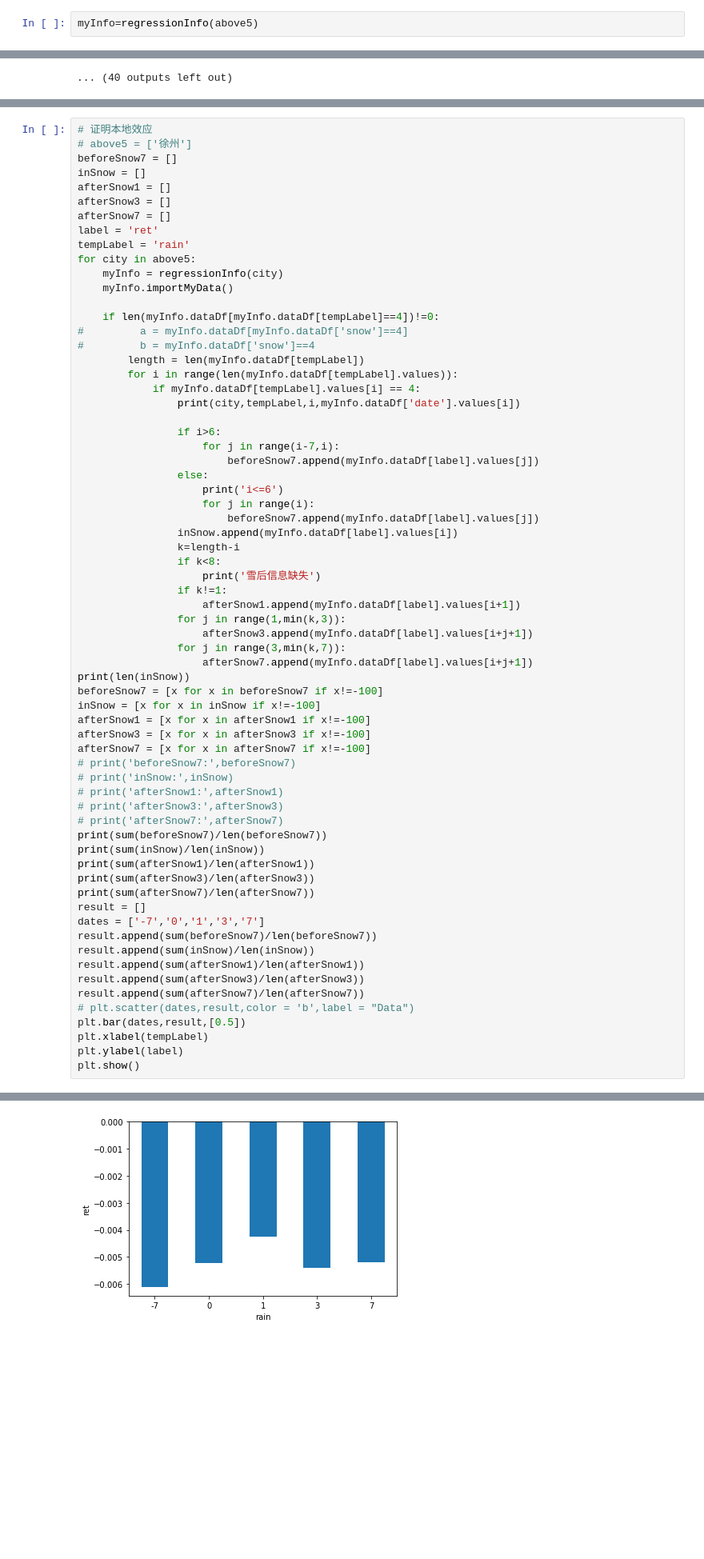
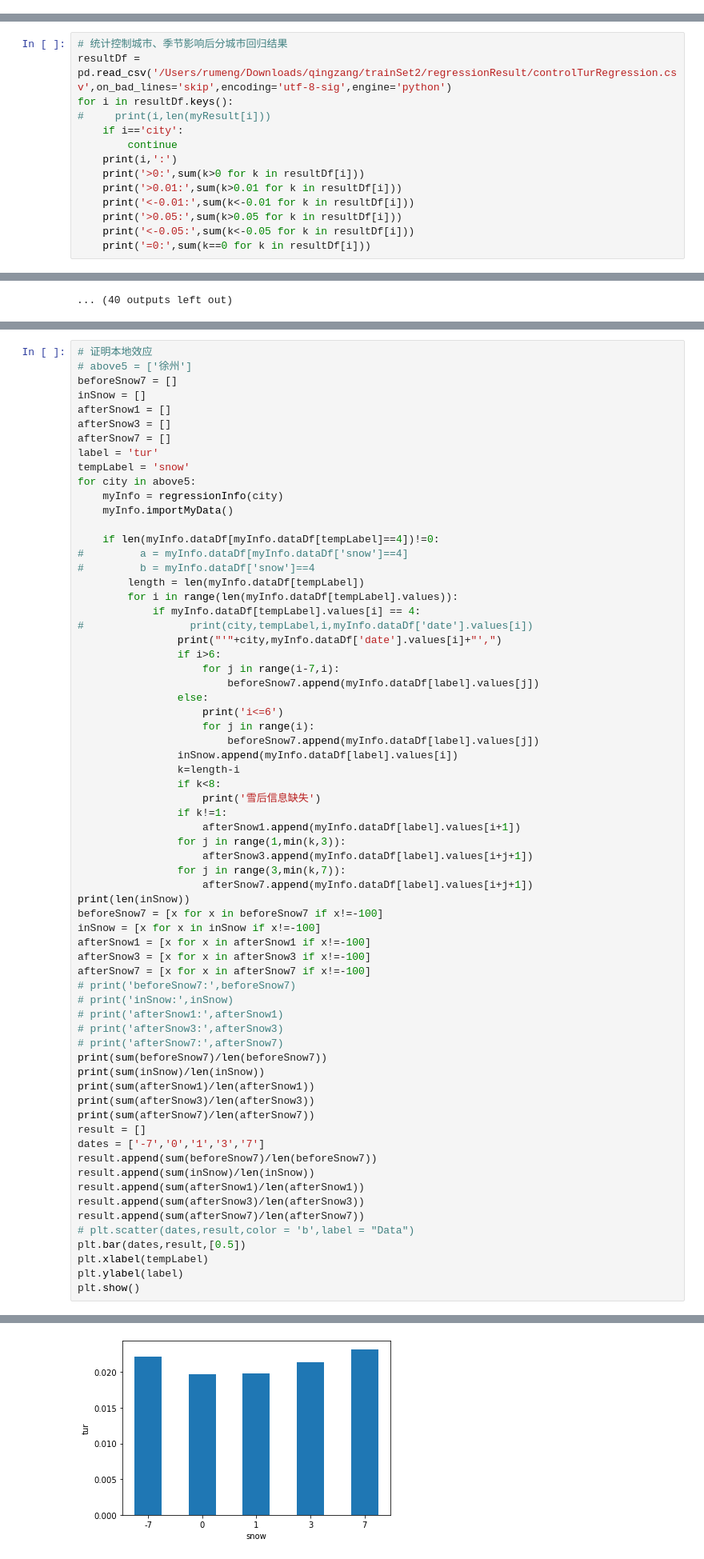
Before and after one commit to gaoshuti/20220731_React, a Jupyter notebook: python/未命名1.ipynb, the cells around one changed output, grey strips where cells are left out. Shown at 80% size. Drawn from its saved outputs; the diff is of its cells as text; blank space fills up the shorter version.

```diff
--- a/python/未命名1.ipynb
+++ b/python/未命名1.ipynb
@@ -742,5 +742,3 @@ above5 = ['镇江', '杭州', '徐州', '潍坊', '西宁', '嘉兴', '保定',
           '绍兴', '唐山', '合肥', '厦门', '苏州', '焦作', '金华', '泉州', '泰州', '衡阳',
           '漳州', '成都', '芜湖', '扬州', '盐城', '佛山', '烟台', '潮州', '宿迁', '肇庆',
           '宜昌']
-# %%
-myInfo=regressionInfo(above5)
@@ -746,0 +829,14 @@ myInfo=regressionInfo(above5)
+# %%
+# 统计控制城市、季节影响后分城市回归结果
+resultDf = pd.read_csv('/Users/rumeng/Downloads/qingzang/trainSet2/regressionResult/controlTurRegression.csv',on_bad_lines='skip',encoding='utf-8-sig',engine='python')
+for i in resultDf.keys():
+#     print(i,len(myResult[i]))
+    if i=='city':
+        continue
+    print(i,':')
+    print('>0:',sum(k>0 for k in resultDf[i]))
+    print('>0.01:',sum(k>0.01 for k in resultDf[i]))
+    print('<-0.01:',sum(k<-0.01 for k in resultDf[i]))
+    print('>0.05:',sum(k>0.05 for k in resultDf[i]))
+    print('<-0.05:',sum(k<-0.05 for k in resultDf[i]))
+    print('=0:',sum(k==0 for k in resultDf[i]))
@@ -1072,8 +1271,8 @@ inSnow = []
 afterSnow1 = []
 afterSnow3 = []
 afterSnow7 = []
-label = 'ret'
-tempLabel = 'rain'
+label = 'tur'
+tempLabel = 'snow'
 for city in above5:
     myInfo = regressionInfo(city)
     myInfo.importMyData()
@@ -1084,8 +1283,8 @@ for city in above5:
         length = len(myInfo.dataDf[tempLabel])
         for i in range(len(myInfo.dataDf[tempLabel].values)):
             if myInfo.dataDf[tempLabel].values[i] == 4:
-                print(city,tempLabel,i,myInfo.dataDf['date'].values[i])
-
+#                 print(city,tempLabel,i,myInfo.dataDf['date'].values[i])
+                print("'"+city,myInfo.dataDf['date'].values[i]+"',")
                 if i>6:
                     for j in range(i-7,i):
                         beforeSnow7.append(myInfo.dataDf[label].values[j])
@@ -1152,4 +1351,4 @@ plt.show()
-[figure, old version]
+[figure, new version]
 # %%
 # 测试
 import pandas as pd
```
Also changed, not shown: parts of 6 cells of this notebook, 11 other files.
